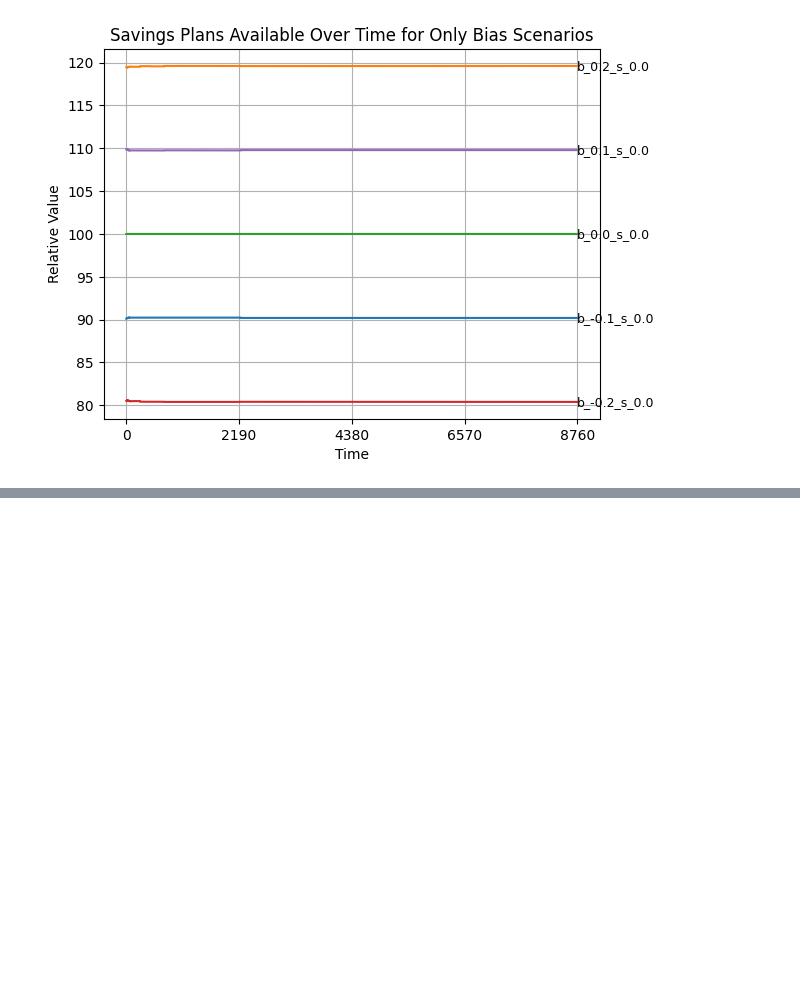
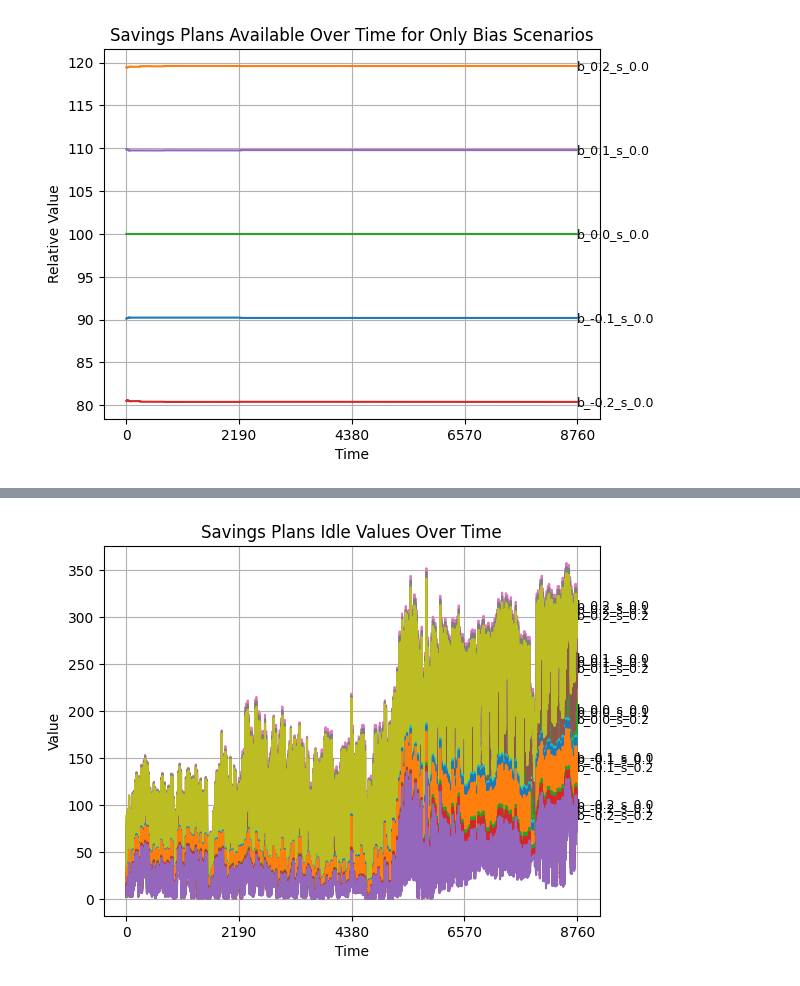
Before and after one commit to ufcg-lsd/forecast_error_cap_planning, a Jupyter notebook: src/result_analysis/plots.ipynb, the cells around one changed output, grey strips where cells are left out. Cells and saved outputs as stored; diff of their text form; code cells hidden in the pictures; blank space fills up the shorter version.

Commit message:
add: plots for savings plans purchased and idle

```diff
--- a/src/result_analysis/plots.ipynb
+++ b/src/result_analysis/plots.ipynb
@@ -468,0 +471,16 @@ plt.show()
+# %%
+sp_usage_path = 'output/sp_usage'
+df_sp_used = pd.DataFrame()
+
+for scenario in os.listdir(sp_usage_path):
+    scenario_path = os.path.join(sp_usage_path, scenario)
+    scenario_name = os.path.splitext(os.path.basename(scenario_path))[0].replace("sp_usage_", "").replace("bias", "b").replace("sd", "s")
+    sp_used = pd.read_csv(scenario_path)
+    df_sp_used[scenario_name] = sp_used['value_used']
+# %%
+df_sp_used = df_sp_used[['b_0.0_s_0.0', 'b_0.0_s_0.1', 'b_0.0_s_0.2', 'b_0.1_s_0.0', 'b_0.1_s_0.1', 'b_0.1_s_0.2', 'b_0.2_s_0.0', 'b_0.2_s_0.1', 'b_0.2_s_0.2', 'b_-0.1_s_0.0', 'b_-0.1_s_0.1', 'b_-0.1_s_0.2', 'b_-0.2_s_0.0', 'b_-0.2_s_0.1', 'b_-0.2_s_0.2']]
+df_sp_purchases = df_sp_purchases[['b_0.0_s_0.0', 'b_0.0_s_0.1', 'b_0.0_s_0.2', 'b_0.1_s_0.0', 'b_0.1_s_0.1', 'b_0.1_s_0.2', 'b_0.2_s_0.0', 'b_0.2_s_0.1', 'b_0.2_s_0.2', 'b_-0.1_s_0.0', 'b_-0.1_s_0.1', 'b_-0.1_s_0.2', 'b_-0.2_s_0.0', 'b_-0.2_s_0.1', 'b_-0.2_s_0.2']]
+# %%
+idle_values = pd.DataFrame()
+for col in df_sp_used.columns:
+    idle_values[col] = df_sp_purchases[col] - df_sp_used[col]
@@ -468,0 +512,23 @@ plt.show()
+# %%
+for col in idle_values.columns:
+    line, = plt.plot(idle_values.index, idle_values[col])
+
+    plt.text(
+        idle_values.index[-1],
+        idle_values[col].iloc[-1],
+        col,
+        color="black",
+        fontsize=9,
+        va="center", ha="left"
+    )
+
+plt.xlabel("Time")
+plt.ylabel("Value")
+plt.title("Savings Plans Idle Values Over Time")
+plt.grid(True)
+
+plt.xticks(ticks=range(0, len(idle_values.index) + 1, 2190))
+
+plt.show()
+# %% [output]
+[figure, added]
```
Also changed, not shown: parts of 6 cells of this notebook.
